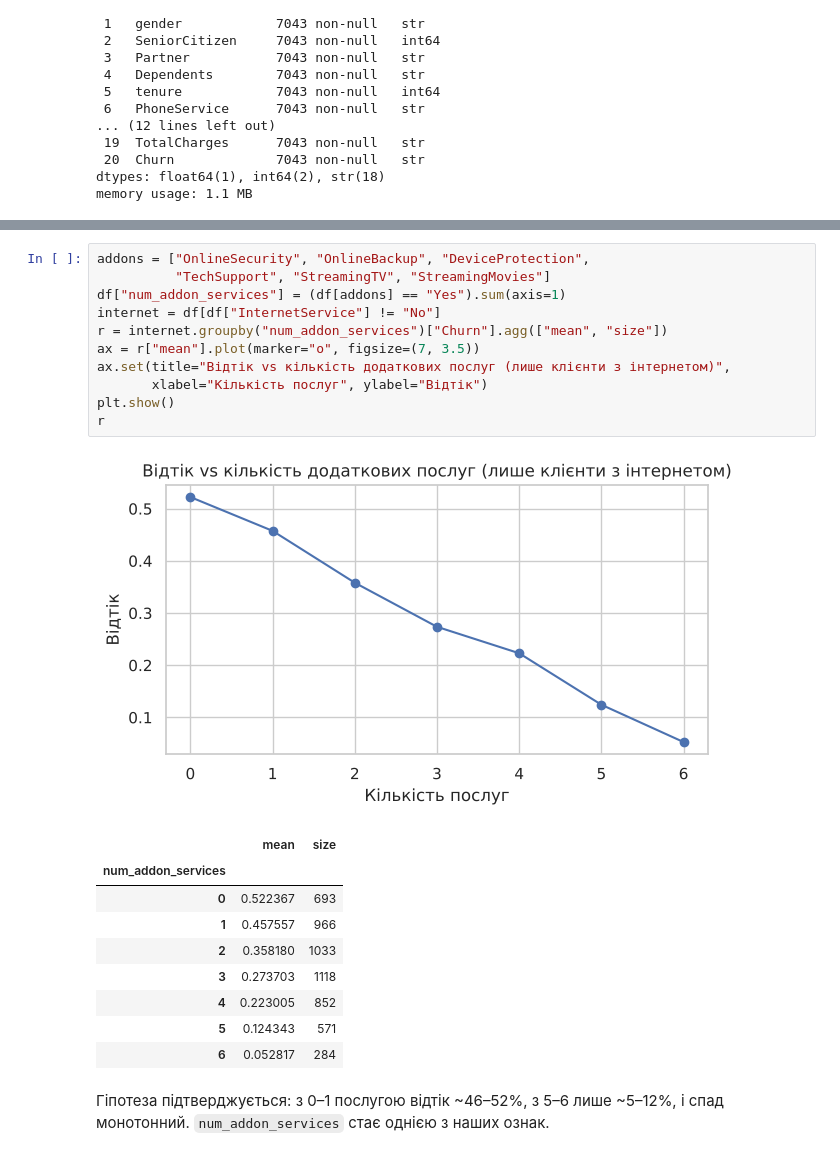
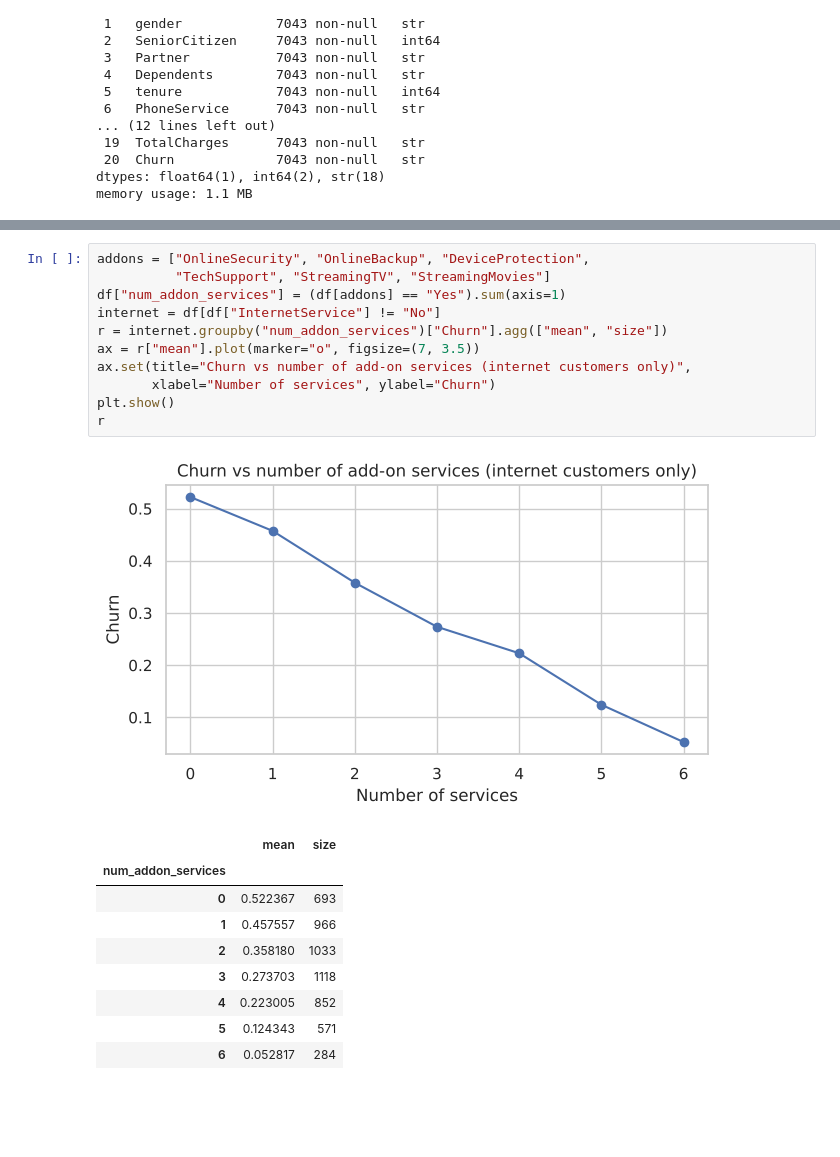
Before and after one commit to sambik22/churn-prediction, a Jupyter notebook: notebooks/01_eda.ipynb, the cells around one changed output, grey strips where cells are left out. Drawn from its saved outputs; the diff is of its cells as text; blank space fills up the shorter version.

```diff
--- a/notebooks/01_eda.ipynb
+++ b/notebooks/01_eda.ipynb
@@ -202,16 +202,16 @@ churn_rate_plot(["OnlineSecurity", "OnlineBackup", "DeviceProtection",
 # %%
 addons = ["OnlineSecurity", "OnlineBackup", "DeviceProtection",
           "TechSupport", "StreamingTV", "StreamingMovies"]
 df["num_addon_services"] = (df[addons] == "Yes").sum(axis=1)
 internet = df[df["InternetService"] != "No"]
 r = internet.groupby("num_addon_services")["Churn"].agg(["mean", "size"])
 ax = r["mean"].plot(marker="o", figsize=(7, 3.5))
-ax.set(title="Відтік vs кількість додаткових послуг (лише клієнти з інтернетом)",
-       xlabel="Кількість послуг", ylabel="Відтік")
+ax.set(title="Churn vs number of add-on services (internet customers only)",
+       xlabel="Number of services", ylabel="Churn")
 plt.show()
 r
 # %% [output]
-[figure, old version]
+[figure, new version]
 |  | mean | size |
 | num_addon_services |  |  |
 | 0 | 0.522367 | 693 |
@@ -221,6 +221,3 @@ r
 | 4 | 0.223005 | 852 |
 | 5 | 0.124343 | 571 |
 | 6 | 0.052817 | 284 |
-# %% [markdown]
-Гіпотеза підтверджується: з 0–1 послугою відтік ~46–52%, з 5–6 лише ~5–12%, і спад монотонний.
-`num_addon_services` стає однією з наших ознак.
```
Also changed, not shown: parts of 41 cells of this notebook, 29 other files.
